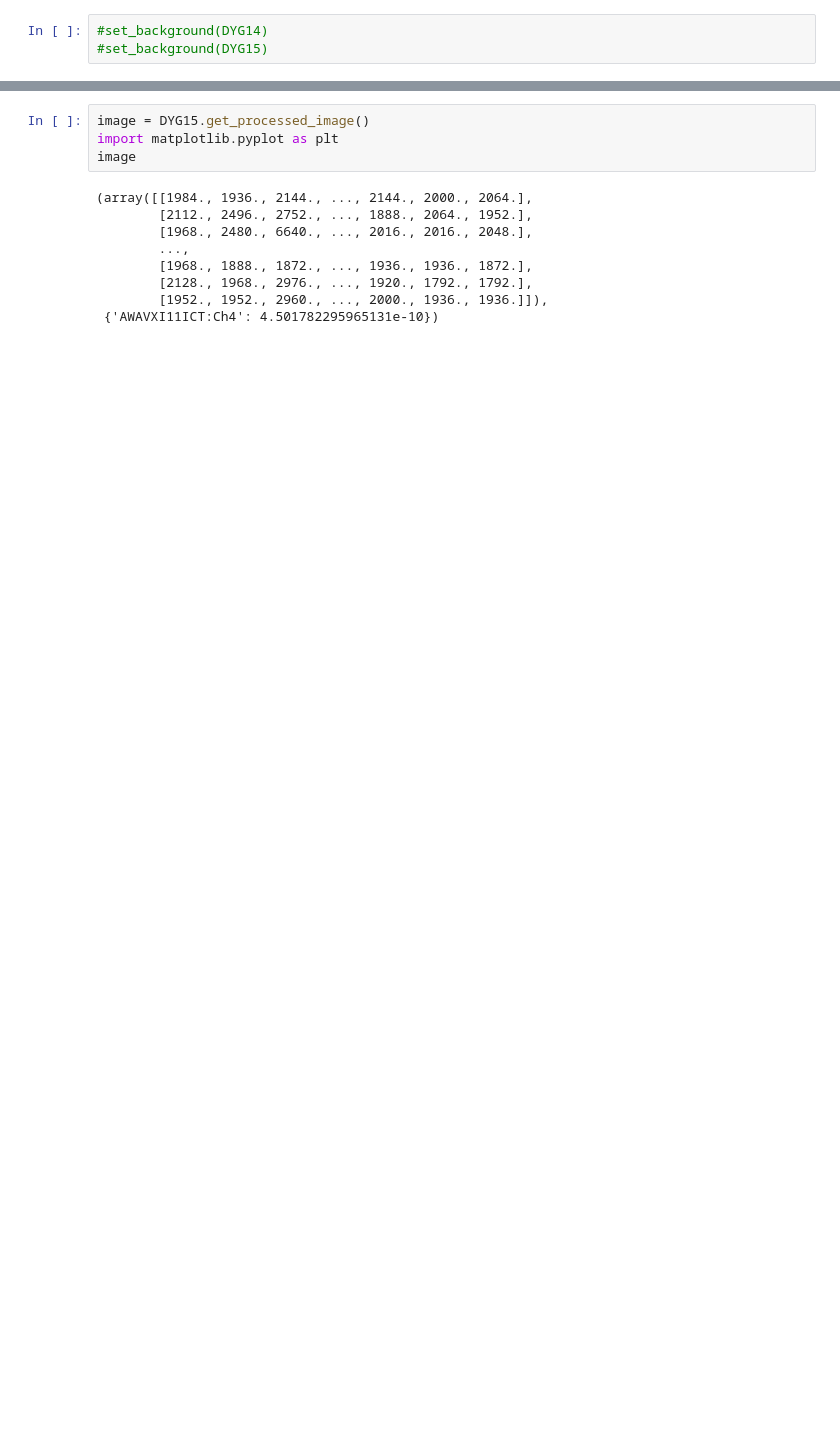
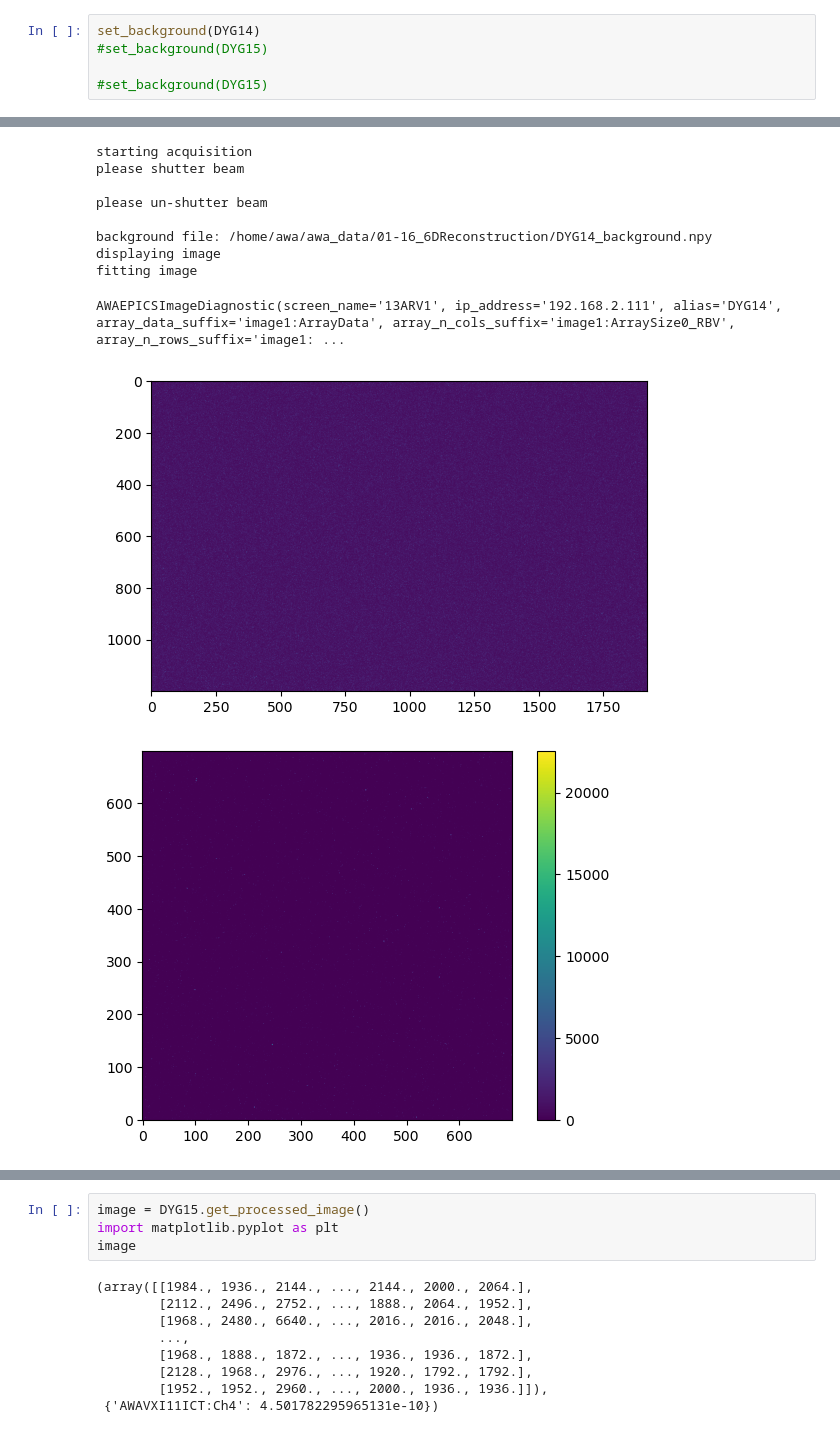
Before and after one commit to jp-ga/awa-badger, a Jupyter notebook: control_notebooks/test_camera.ipynb, the cells around one changed output, grey strips where cells are left out. Drawn from its saved outputs; the diff is of its cells as text; blank space fills up the shorter version.

```diff
--- a/control_notebooks/test_camera.ipynb
+++ b/control_notebooks/test_camera.ipynb
@@ -14,5 +14,8 @@ DYG15.target_charge = None
 DYG14.save_image_location = save_image_location
 DYG15.save_image_location = save_image_location
 # %%
-#set_background(DYG14)
+set_background(DYG14)
 #set_background(DYG15)
+
+#set_background(DYG15)
+# %% [output]
@@ -18,0 +38,11 @@ DYG15.save_image_location = save_image_location
+starting acquisition
+please shutter beam
+
+please un-shutter beam
+
+background file: /home/awa/awa_data/01-16_6DReconstruction/DYG14_background.npy
+displaying image
+fitting image
+AWAEPICSImageDiagnostic(screen_name='13ARV1', ip_address='192.168.2.111', alias='DYG14', array_data_suffix='image1:ArrayData', array_n_cols_suffix='image1:ArraySize0_RBV', array_n_rows_suffix='image1: ...
+[figure, added]
+[figure, added]
```
Also changed, not shown: parts of 5 cells of this notebook, 6 other files.
